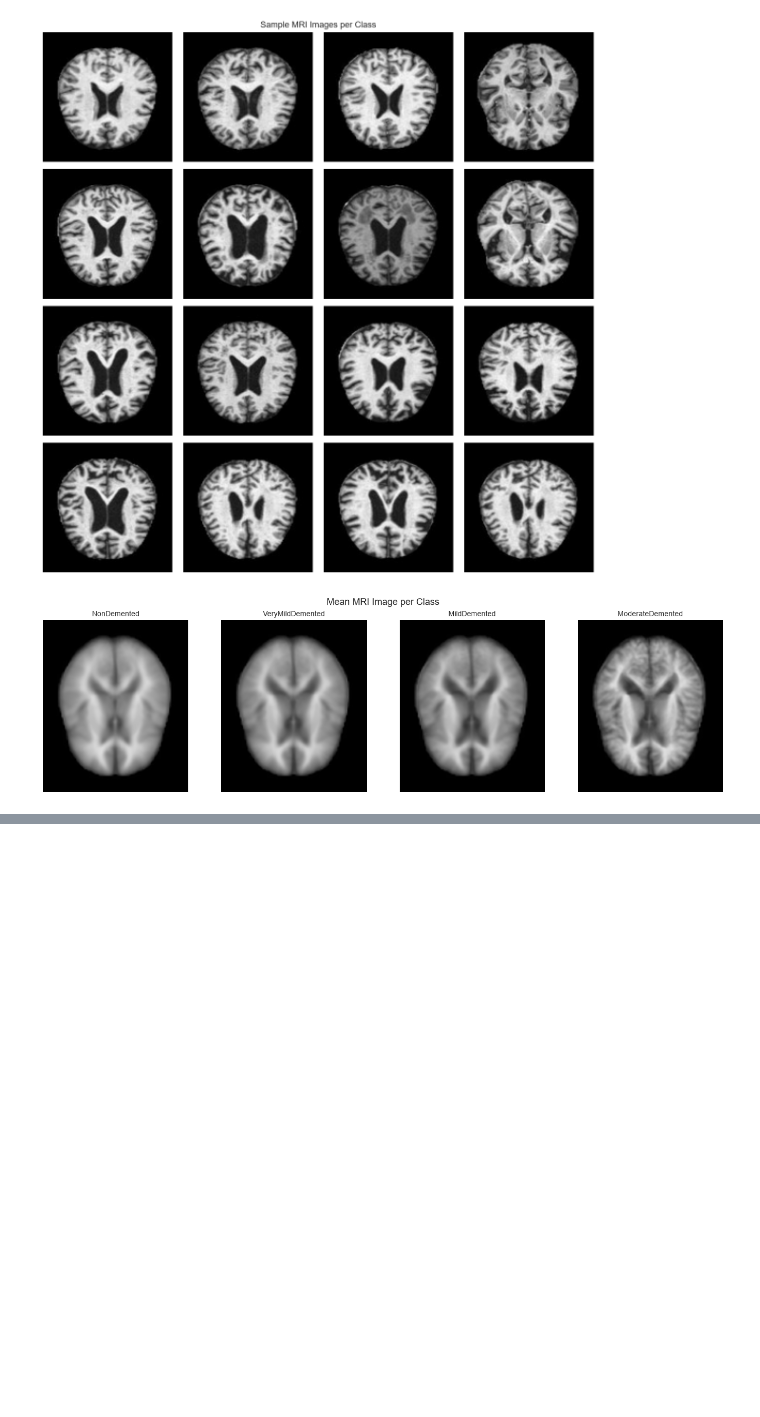
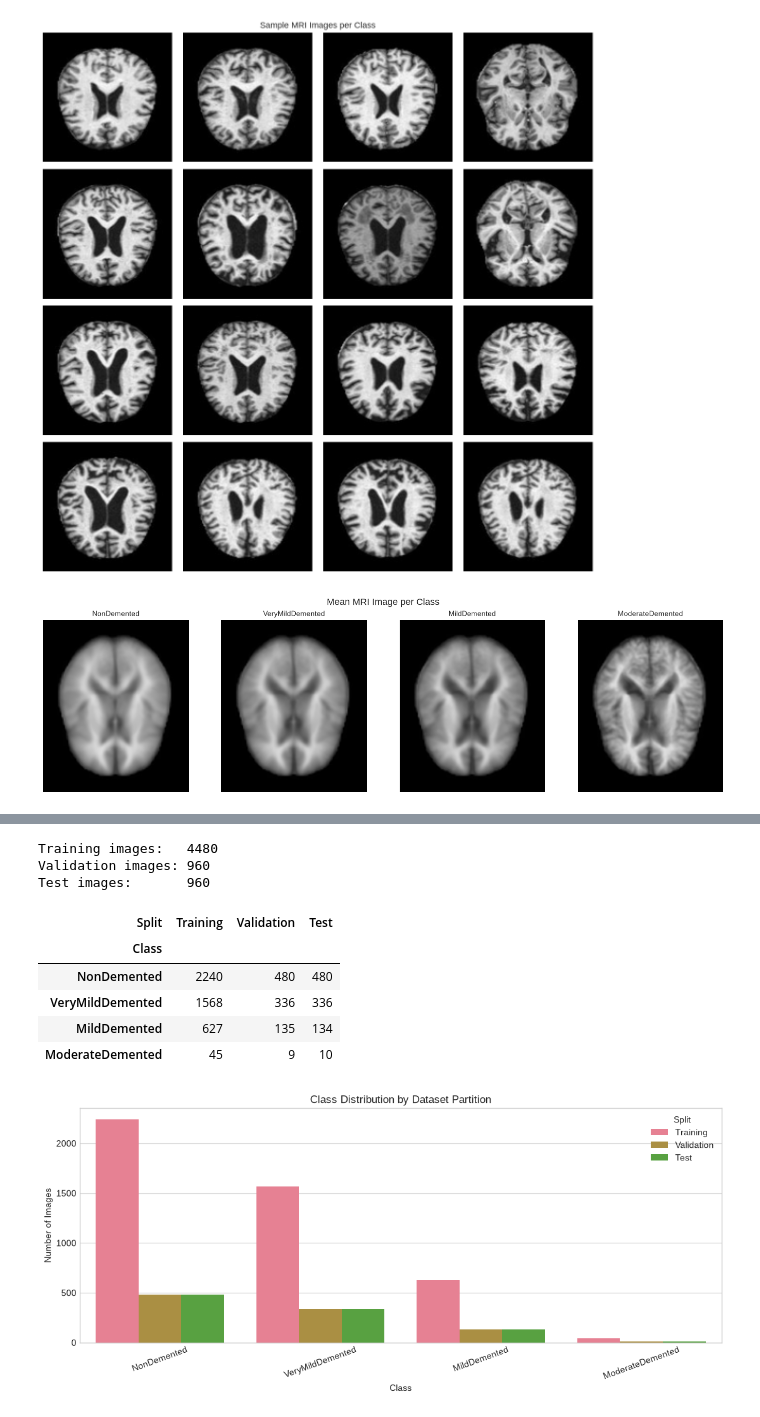
Before and after one commit to VladetaV/Deep-Learning-For-Human-Body-Marker-Augmentation, a Jupyter notebook: alzheimer_classification.ipynb, the cells around one changed output, grey strips where cells are left out. Drawn from its saved outputs; the diff is of its cells as text; code cells hidden in the pictures; blank space fills up the shorter version.

```diff
--- a/alzheimer_classification.ipynb
+++ b/alzheimer_classification.ipynb
@@ -386,0 +376,67 @@ plt.show()
+# %%
+all_paths = np.array(image_paths, dtype=object)
+all_labels = np.array(labels, dtype=np.int64)
+
+train_paths, temporary_paths, train_labels, temporary_labels = train_test_split(
+    all_paths,
+    all_labels,
+    test_size=0.30,
+    random_state=RANDOM_STATE,
+    stratify=all_labels
+)
+
+validation_paths, test_paths, validation_labels, test_labels = train_test_split(
+    temporary_paths,
+    temporary_labels,
+    test_size=0.50,
+    random_state=RANDOM_STATE,
+    stratify=temporary_labels
+)
+
+train_paths, train_labels = list(train_paths), list(train_labels)
+validation_paths, validation_labels = list(validation_paths), list(validation_labels)
+test_paths, test_labels = list(test_paths), list(test_labels)
+
+print(f"Training images:   {len(train_paths)}")
+print(f"Validation images: {len(validation_paths)}")
+print(f"Test images:       {len(test_paths)}")
+# %% [output]
+Training images:   4480
+Validation images: 960
+Test images:       960
+# %%
+split_records = []
+for split_name, split_labels in [
+    ('Training', train_labels),
+    ('Validation', validation_labels),
+    ('Test', test_labels),
+]:
+    split_counts = Counter(split_labels)
+    for class_index, class_name in enumerate(CLASS_NAMES):
+        split_records.append({
+            'Split': split_name,
+            'Class': class_name,
+            'Count': split_counts[class_index],
+        })
+
+split_distribution = pd.DataFrame(split_records)
+split_table = split_distribution.pivot(index='Class', columns='Split', values='Count')
+split_table = split_table.loc[CLASS_NAMES, ['Training', 'Validation', 'Test']]
+display(split_table)
+
+plt.figure(figsize=(11, 5))
+sns.barplot(data=split_distribution, x='Class', y='Count', hue='Split')
+plt.title('Class Distribution by Dataset Partition')
+plt.xlabel('Class')
+plt.ylabel('Number of Images')
+plt.xticks(rotation=20)
+plt.tight_layout()
+plt.show()
+# %% [output]
+| Split | Training | Validation | Test |
+| Class |  |  |  |
+| NonDemented | 2240 | 480 | 480 |
+| VeryMildDemented | 1568 | 336 | 336 |
+| MildDemented | 627 | 135 | 134 |
+| ModerateDemented | 45 | 9 | 10 |
+[figure, added]
```
Also changed, not shown: parts of 30 cells of this notebook.
